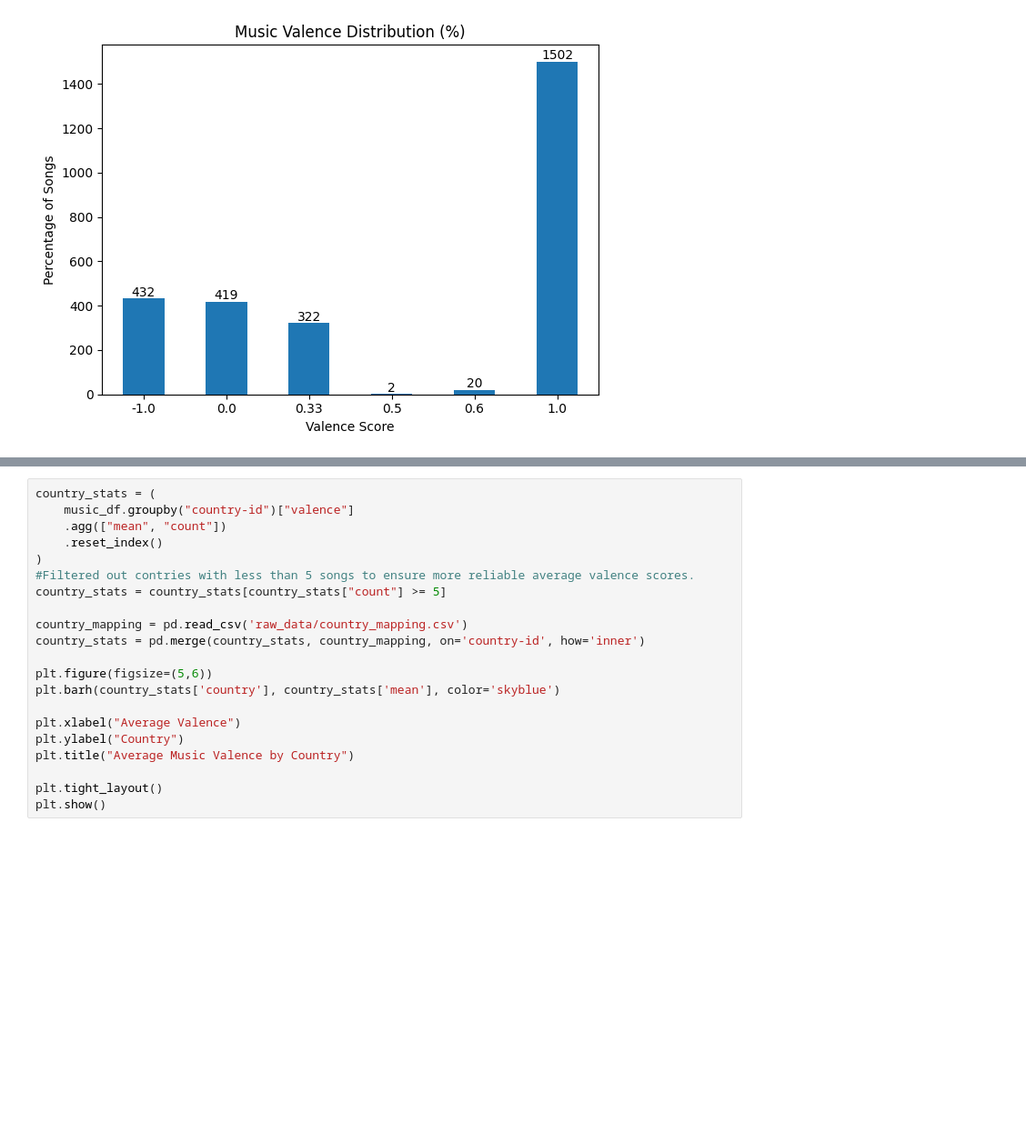
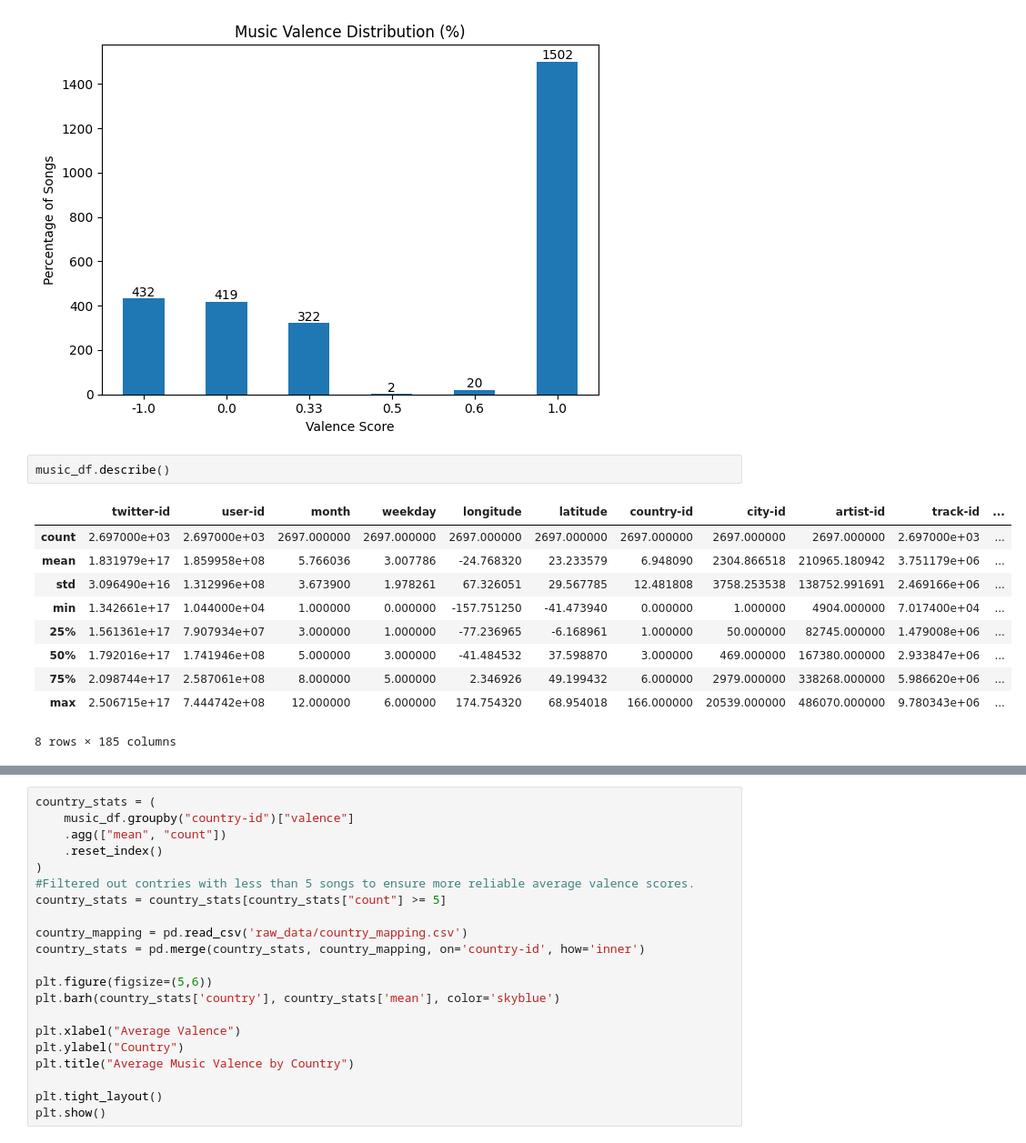
Before and after one commit to spattapu1/MGT-189_Project, a Jupyter notebook: Data_Processing.ipynb, the cells around one changed output, grey strips where cells are left out. Shown at 91% size. Drawn from its saved outputs; the diff is of its cells as text; blank space fills up the shorter version.

```diff
--- a/Data_Processing.ipynb
+++ b/Data_Processing.ipynb
@@ -303,3 +307,16 @@ plt.tight_layout()
 plt.show()
 # %% [output]
 [figure]
+# %%
+music_df.describe()
+# %% [output]
+|  | twitter-id | user-id | month | weekday | longitude | latitude | country-id | city-id | artist-id | track-id | ... |
+| count | 2.697000e+03 | 2.697000e+03 | 2697.000000 | 2697.000000 | 2697.000000 | 2697.000000 | 2697.000000 | 2697.000000 | 2697.000000 | 2.697000e+03 | ... |
+| mean | 1.831979e+17 | 1.859958e+08 | 5.766036 | 3.007786 | -24.768320 | 23.233579 | 6.948090 | 2304.866518 | 210965.180942 | 3.751179e+06 | ... |
+| std | 3.096490e+16 | 1.312996e+08 | 3.673900 | 1.978261 | 67.326051 | 29.567785 | 12.481808 | 3758.253538 | 138752.991691 | 2.469166e+06 | ... |
+| min | 1.342661e+17 | 1.044000e+04 | 1.000000 | 0.000000 | -157.751250 | -41.473940 | 0.000000 | 1.000000 | 4904.000000 | 7.017400e+04 | ... |
+| 25% | 1.561361e+17 | 7.907934e+07 | 3.000000 | 1.000000 | -77.236965 | -6.168961 | 1.000000 | 50.000000 | 82745.000000 | 1.479008e+06 | ... |
+| 50% | 1.792016e+17 | 1.741946e+08 | 5.000000 | 3.000000 | -41.484532 | 37.598870 | 3.000000 | 469.000000 | 167380.000000 | 2.933847e+06 | ... |
+| 75% | 2.098744e+17 | 2.587061e+08 | 8.000000 | 5.000000 | 2.346926 | 49.199432 | 6.000000 | 2979.000000 | 338268.000000 | 5.986620e+06 | ... |
+| max | 2.506715e+17 | 7.444742e+08 | 12.000000 | 6.000000 | 174.754320 | 68.954018 | 166.000000 | 20539.000000 | 486070.000000 | 9.780343e+06 | ... |
+8 rows × 185 columns
```
Also changed, not shown: parts of 9 cells of this notebook.
